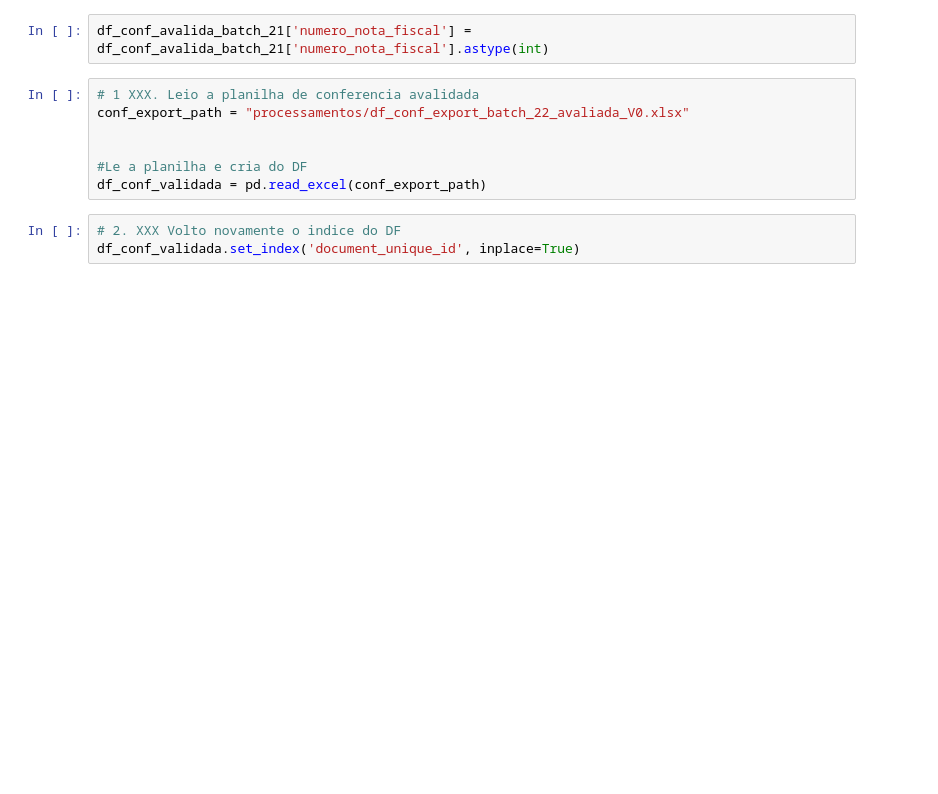
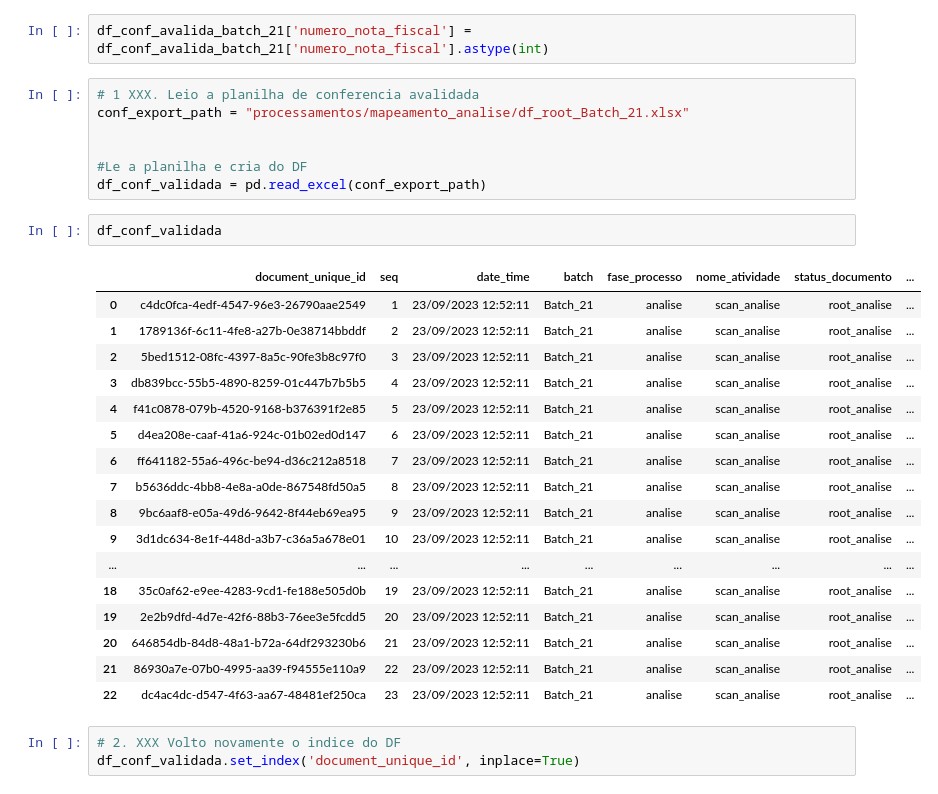
Before and after one commit to Daniel-sdn/extracaoDoc, a Jupyter notebook: 3_conf_doc_extract_v0.ipynb, the cells around one changed output. Saved outputs shown, nothing was run; the diff lists cells and outputs as text; blank space fills up the shorter version.

```diff
--- a/3_conf_doc_extract_v0.ipynb
+++ b/3_conf_doc_extract_v0.ipynb
@@ -194,11 +194,31 @@ df_conf['cabecalho'] = df_conf['cabecalho'].astype(str).str.ljust(100)
 df_conf_avalida_batch_21['numero_nota_fiscal'] = df_conf_avalida_batch_21['numero_nota_fiscal'].astype(int)
 # %%
 # 1 XXX. Leio a planilha de conferencia avalidada
-conf_export_path = "processamentos/df_conf_export_batch_22_avaliada_V0.xlsx"
+conf_export_path = "processamentos/mapeamento_analise/df_root_Batch_21.xlsx"
 
 
 #Le a planilha e cria do DF
 df_conf_validada = pd.read_excel(conf_export_path)
+# %%
+df_conf_validada
+# %% [output]
+|  | document_unique_id | seq | date_time | batch | fase_processo | nome_atividade | status_documento | ... |
+| 0 | c4dc0fca-4edf-4547-96e3-26790aae2549 | 1 | 23/09/2023 12:52:11 | Batch_21 | analise | scan_analise | root_analise | ... |
+| 1 | 1789136f-6c11-4fe8-a27b-0e38714bbddf | 2 | 23/09/2023 12:52:11 | Batch_21 | analise | scan_analise | root_analise | ... |
+| 2 | 5bed1512-08fc-4397-8a5c-90fe3b8c97f0 | 3 | 23/09/2023 12:52:11 | Batch_21 | analise | scan_analise | root_analise | ... |
+| 3 | db839bcc-55b5-4890-8259-01c447b7b5b5 | 4 | 23/09/2023 12:52:11 | Batch_21 | analise | scan_analise | root_analise | ... |
+| 4 | f41c0878-079b-4520-9168-b376391f2e85 | 5 | 23/09/2023 12:52:11 | Batch_21 | analise | scan_analise | root_analise | ... |
+| 5 | d4ea208e-caaf-41a6-924c-01b02ed0d147 | 6 | 23/09/2023 12:52:11 | Batch_21 | analise | scan_analise | root_analise | ... |
+| 6 | ff641182-55a6-496c-be94-d36c212a8518 | 7 | 23/09/2023 12:52:11 | Batch_21 | analise | scan_analise | root_analise | ... |
+| 7 | b5636ddc-4bb8-4e8a-a0de-867548fd50a5 | 8 | 23/09/2023 12:52:11 | Batch_21 | analise | scan_analise | root_analise | ... |
+| 8 | 9bc6aaf8-e05a-49d6-9642-8f44eb69ea95 | 9 | 23/09/2023 12:52:11 | Batch_21 | analise | scan_analise | root_analise | ... |
+| 9 | 3d1dc634-8e1f-448d-a3b7-c36a5a678e01 | 10 | 23/09/2023 12:52:11 | Batch_21 | analise | scan_analise | root_analise | ... |
+| ... | ... | ... | ... | ... | ... | ... | ... | ... |
+| 18 | 35c0af62-e9ee-4283-9cd1-fe188e505d0b | 19 | 23/09/2023 12:52:11 | Batch_21 | analise | scan_analise | root_analise | ... |
+| 19 | 2e2b9dfd-4d7e-42f6-88b3-76ee3e5fcdd5 | 20 | 23/09/2023 12:52:11 | Batch_21 | analise | scan_analise | root_analise | ... |
+| 20 | 646854db-84d8-48a1-b72a-64df293230b6 | 21 | 23/09/2023 12:52:11 | Batch_21 | analise | scan_analise | root_analise | ... |
+| 21 | 86930a7e-07b0-4995-aa39-f94555e110a9 | 22 | 23/09/2023 12:52:11 | Batch_21 | analise | scan_analise | root_analise | ... |
+| 22 | dc4ac4dc-d547-4f63-aa67-48481ef250ca | 23 | 23/09/2023 12:52:11 | Batch_21 | analise | scan_analise | root_analise | ... |
 # %%
 # 2. XXX Volto novamente o indice do DF
 df_conf_validada.set_index('document_unique_id', inplace=True)
```
Also changed, not shown: parts of 12 cells of this notebook, 11 other files.
